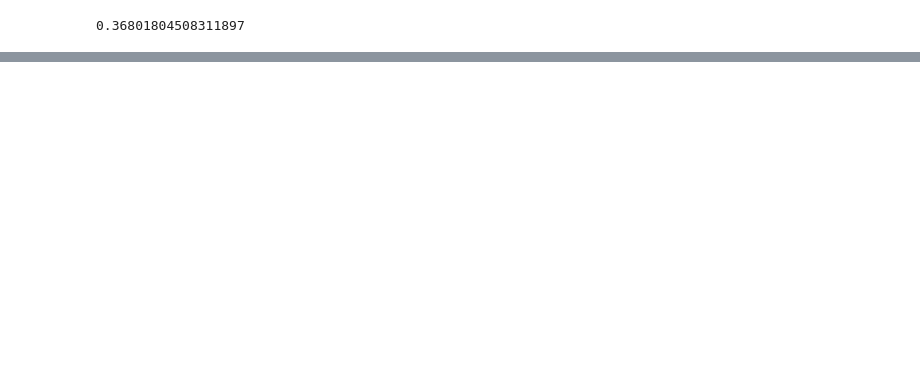
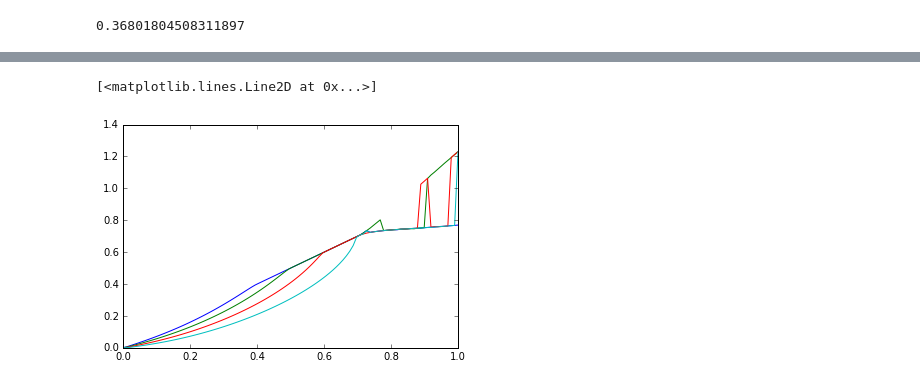
Before and after one commit to theor-mephi/quark-matter-bugrus, a Jupyter notebook: Maximov_work.ipynb, the cells around one changed output, grey strips where cells are left out. Drawn from its saved outputs; the diff is of its cells as text; code cells hidden in the pictures; blank space fills up the shorter version.

```diff
--- a/Maximov_work.ipynb
+++ b/Maximov_work.ipynb
@@ -79,5 +85,5 @@ SyntaxError: invalid syntax (<ipython-input-162-ab6cfddbdcd1>, line 4)
 # %%
 def x_fermi(mu,phi):
-    Func= lambda x: E(x,phi)-mu
-    zz=optimize.minimize(Func,1,tol=1e-14)
-    return zz.x[0]
+    Func= lambda x: abs(E(x,phi)-mu)
+    zz=optimize.fsolve(Func,1,xtol=1e-14)
+    return zz[0]
@@ -99,0 +100,7 @@ plt.plot(phi_range, [Norm(phi,np.inf) for phi in phi_range])
+# %%
+x_range=np.linspace(0,1,100)
+plt.plot(x_range,[Norm(x,x_fermi(0.4,x),0) for x in x_range])
+plt.plot(x_range,[Norm(x,x_fermi(0.5,x),0) for x in x_range])
+plt.plot(x_range,[Norm(x,x_fermi(0.6,x),0) for x in x_range])
+plt.plot(x_range,[Norm(x,x_fermi(0.7,x),0) for x in x_range])
+# %% [output]
@@ -99,0 +110,2 @@ plt.plot(phi_range, [Norm(phi,np.inf) for phi in phi_range])
+[<matplotlib.lines.Line2D at 0x...>]
+[figure, added]
```
Also changed, not shown: parts of 20 cells of this notebook.
